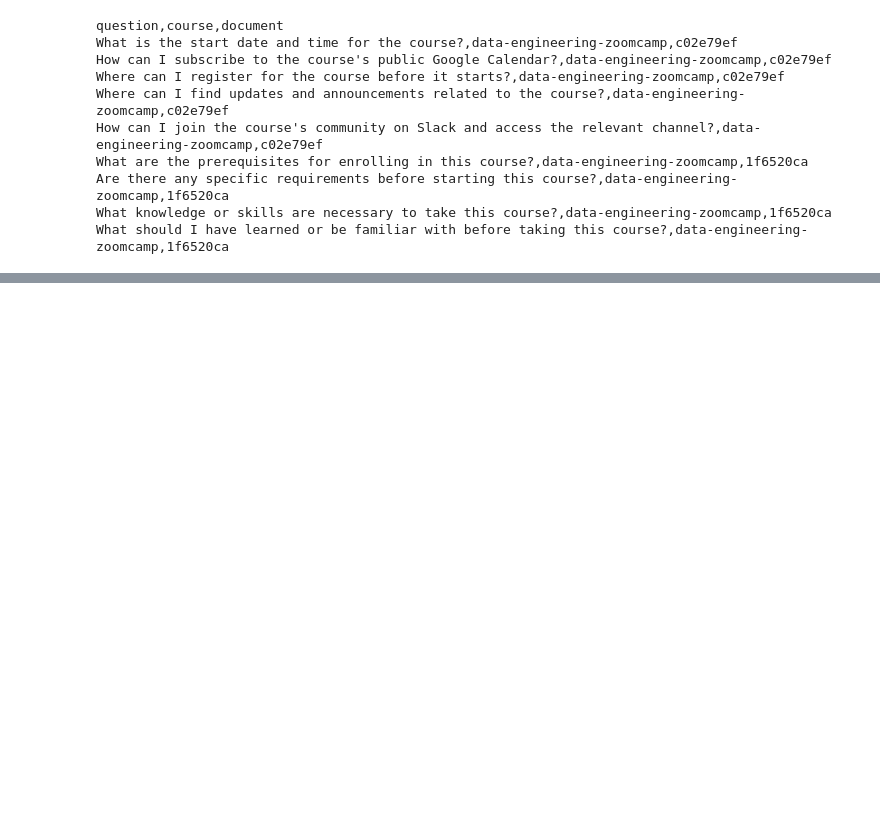
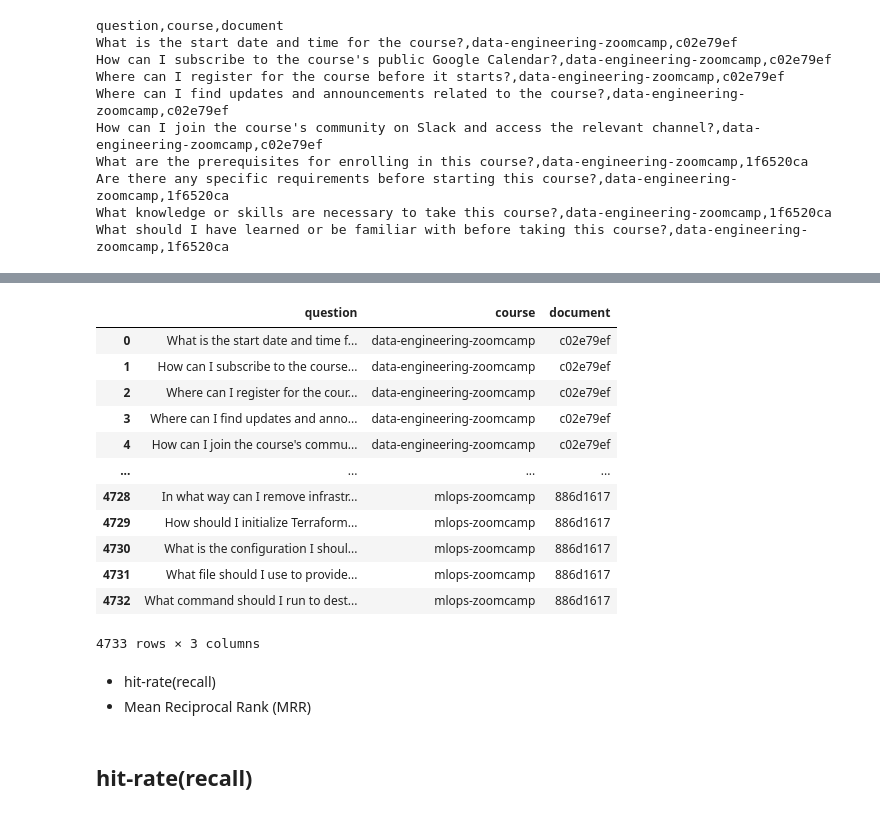
Before and after one commit to HagerAhmed/llm-zoomcamp, a Jupyter notebook: 03-evaluation/3.2- Ground Truth Dataset Generation for Retrieval Evaluation.ipynb, the cells around one changed output, grey strips where cells are left out. Cells and saved outputs as stored; diff of their text form; code cells hidden in the pictures; blank space fills up the shorter version.

Commit message:
hit_rate&MRR

```diff
--- a/03-evaluation/3.2- Ground Truth Dataset Generation for Retrieval Evaluation.ipynb
+++ b/03-evaluation/3.2- Ground Truth Dataset Generation for Retrieval Evaluation.ipynb
@@ -273,0 +362,18 @@ What should I have learned or be familiar with before taking this course?,data-e
+# %%
+df_ground_truth=pd.read_csv('ground-truth-data.csv')
+# %%
+df_ground_truth
+# %% [output]
+|  | question | course | document |
+| 0 | What is the start date and time f... | data-engineering-zoomcamp | c02e79ef |
+| 1 | How can I subscribe to the course... | data-engineering-zoomcamp | c02e79ef |
+| 2 | Where can I register for the cour... | data-engineering-zoomcamp | c02e79ef |
+| 3 | Where can I find updates and anno... | data-engineering-zoomcamp | c02e79ef |
+| 4 | How can I join the course's commu... | data-engineering-zoomcamp | c02e79ef |
+| ... | ... | ... | ... |
+| 4728 | In what way can I remove infrastr... | mlops-zoomcamp | 886d1617 |
+| 4729 | How should I initialize Terraform... | mlops-zoomcamp | 886d1617 |
+| 4730 | What is the configuration I shoul... | mlops-zoomcamp | 886d1617 |
+| 4731 | What file should I use to provide... | mlops-zoomcamp | 886d1617 |
+| 4732 | What command should I run to dest... | mlops-zoomcamp | 886d1617 |
+4733 rows × 3 columns
@@ -273,0 +390,5 @@ What should I have learned or be familiar with before taking this course?,data-e
+# %% [markdown]
+- hit-rate(recall)
+- Mean Reciprocal Rank (MRR)
+# %% [markdown]
+## hit-rate(recall)
```
Also changed, not shown: parts of 24 cells of this notebook.
